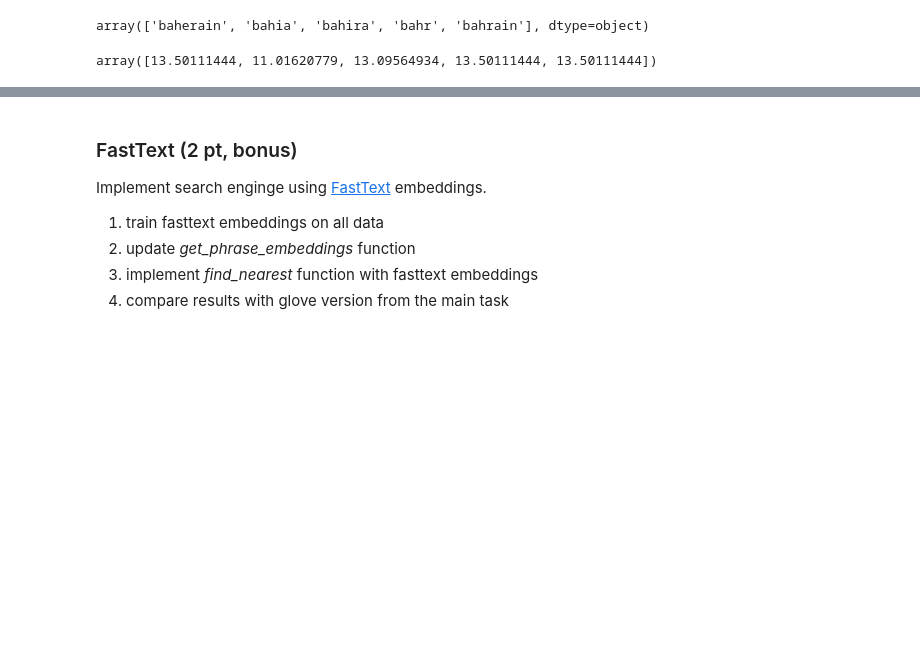
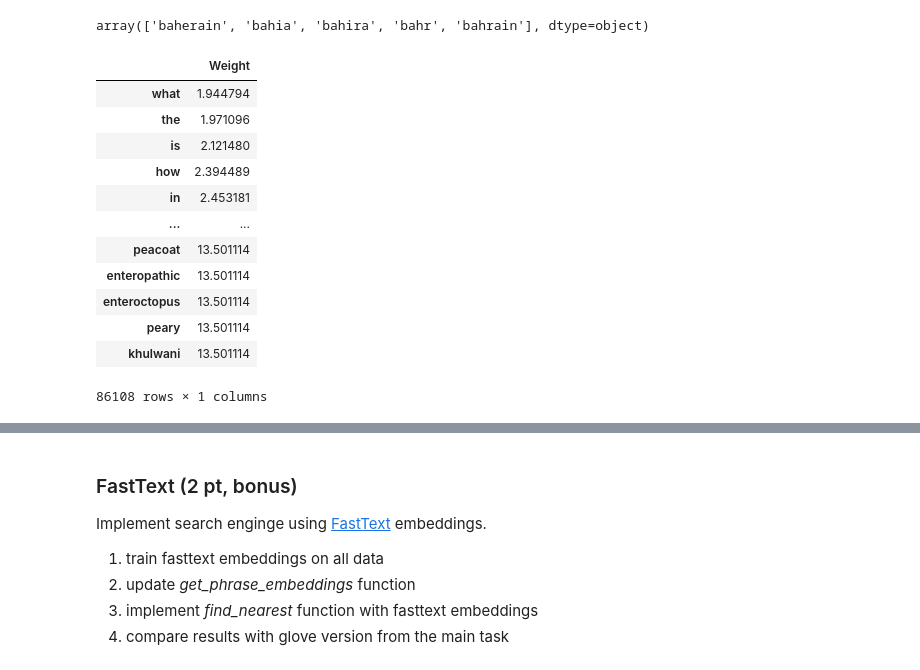
Before and after one commit to tarma3v/ML_100days, a Jupyter notebook: 002/hw_1_word_embeddings.ipynb, the cells around one changed output, grey strips where cells are left out. Saved outputs shown, nothing was run; the diff lists cells and outputs as text; code cells hidden in the pictures; blank space fills up the shorter version.

```diff
--- a/002/hw_1_word_embeddings.ipynb
+++ b/002/hw_1_word_embeddings.ipynb
@@ -384,7 +374,20 @@ tfidf_matrix.shape
 vectorizer.get_feature_names_out()[10000:10005]
 # %% [output]
 array(['baherain', 'bahia', 'bahira', 'bahr', 'bahrain'], dtype=object)
-# %%
-vectorizer.idf_[100:105]
-# %% [output]
-array([13.50111444, 11.01620779, 13.09564934, 13.50111444, 13.50111444])
+# %%
+tfidf_data = pd.DataFrame(vectorizer.idf_, index=vectorizer.get_feature_names_out(), columns=["Weight"])
+tfidf_data.sort_values(by="Weight")
+# %% [output]
+|  | Weight |
+| what | 1.944794 |
+| the | 1.971096 |
+| is | 2.121480 |
+| how | 2.394489 |
+| in | 2.453181 |
+| ... | ... |
+| peacoat | 13.501114 |
+| enteropathic | 13.501114 |
+| enteroctopus | 13.501114 |
+| peary | 13.501114 |
+| khulwani | 13.501114 |
+86108 rows × 1 columns
```
Also changed, not shown: parts of 22 cells of this notebook.
